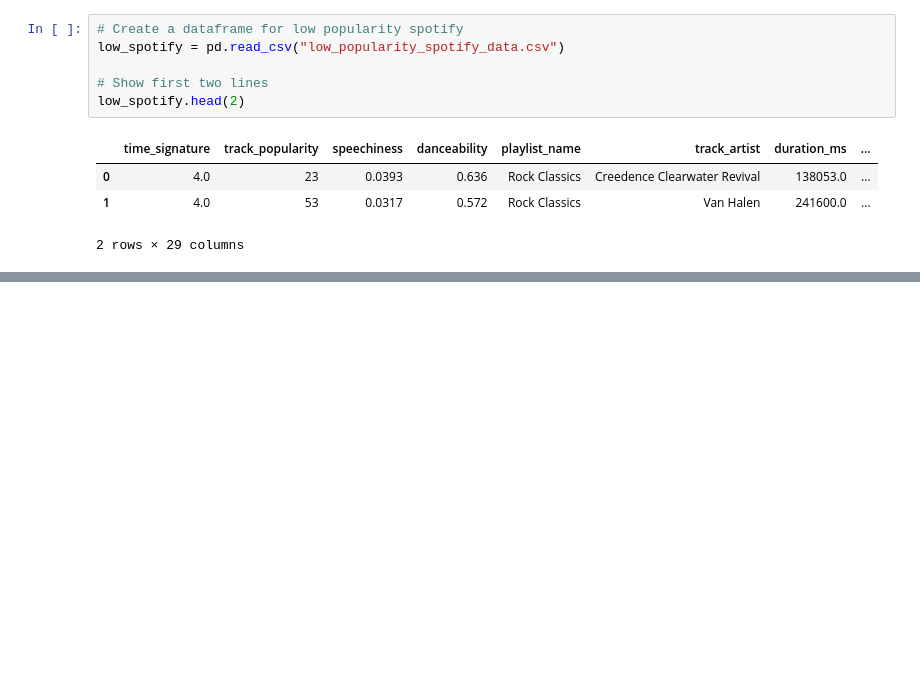
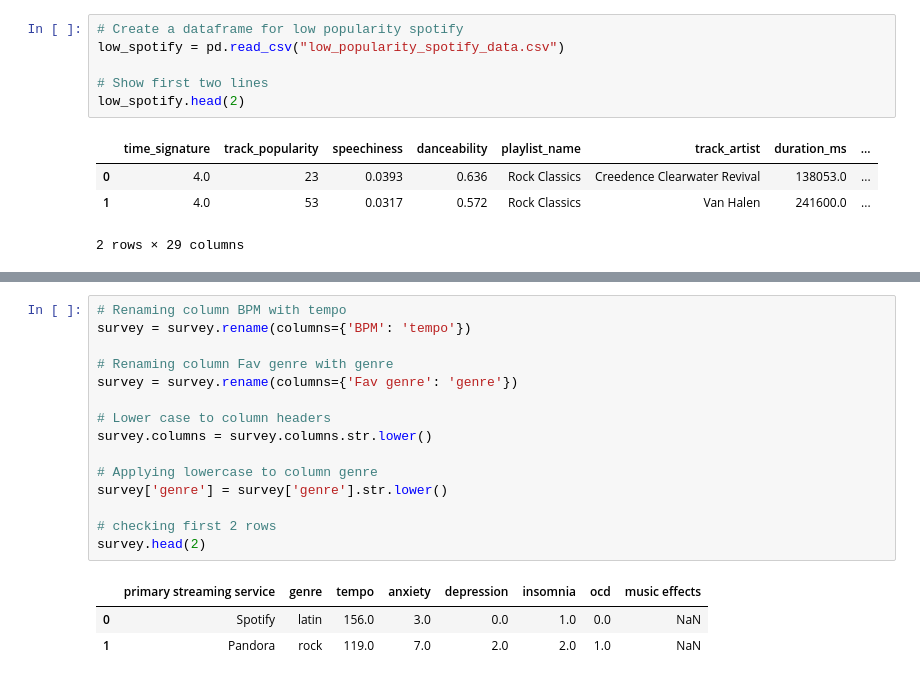
Before and after one commit to luckycarms/Music, a Jupyter notebook: music.ipynb, the cells around one changed output, grey strips where cells are left out. Cells and saved outputs as stored; diff of their text form; blank space fills up the shorter version.

```diff
--- a/music.ipynb
+++ b/music.ipynb
@@ -48,0 +89,19 @@ low_spotify.head(2)
+# %%
+# Renaming column BPM with tempo
+survey = survey.rename(columns={'BPM': 'tempo'})
+
+# Renaming column Fav genre with genre
+survey = survey.rename(columns={'Fav genre': 'genre'})
+
+# Lower case to column headers
+survey.columns = survey.columns.str.lower()
+
+# Applying lowercase to column genre
+survey['genre'] = survey['genre'].str.lower()
+
+# checking first 2 rows
+survey.head(2)
+# %% [output]
+|  | primary streaming service | genre | tempo | anxiety | depression | insomnia | ocd | music effects |
+| 0 | Spotify | latin | 156.0 | 3.0 | 0.0 | 1.0 | 0.0 | NaN |
+| 1 | Pandora | rock | 119.0 | 7.0 | 2.0 | 2.0 | 1.0 | NaN |
```
Also changed, not shown: parts of 18 cells of this notebook.
